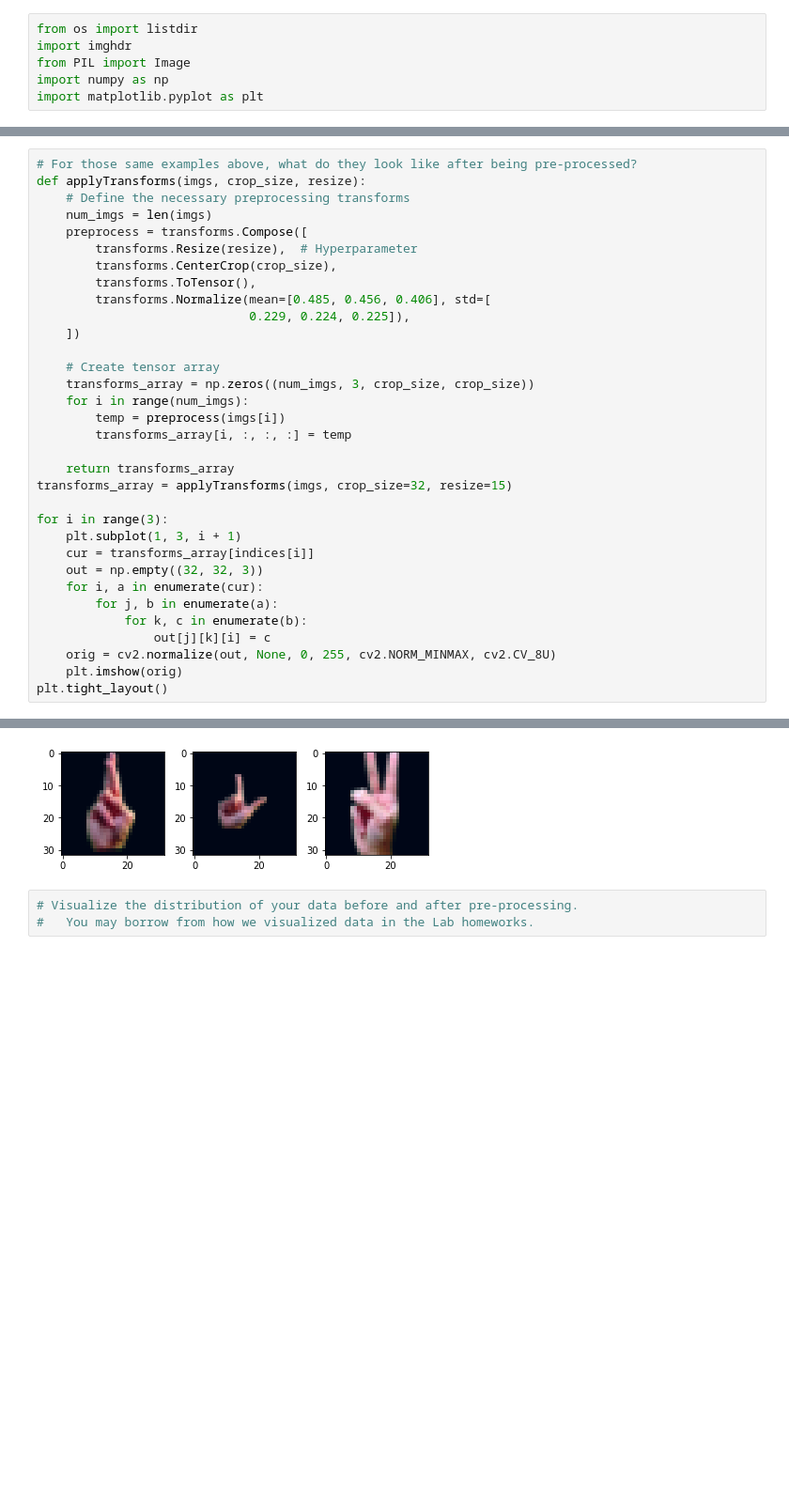
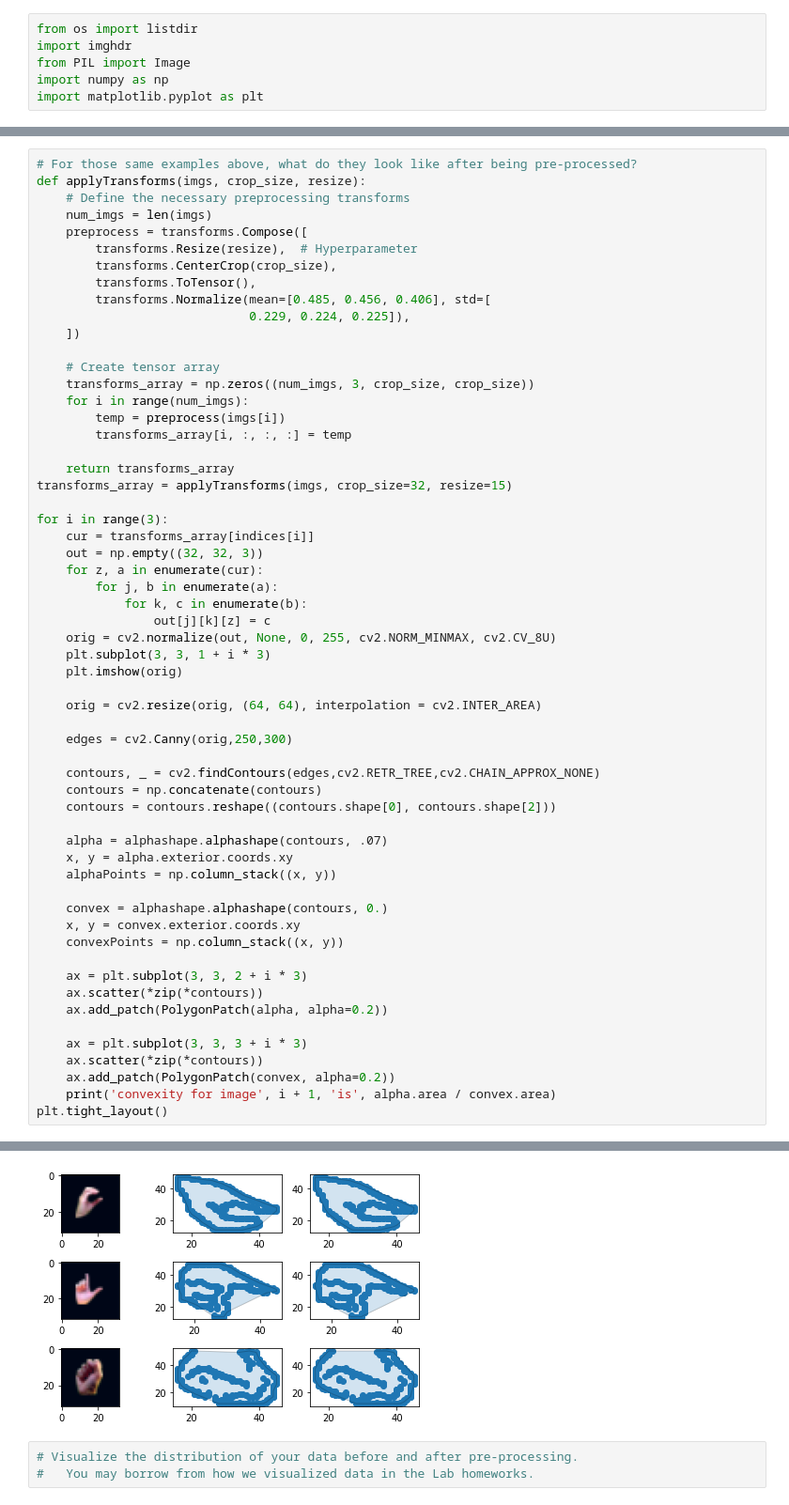
Before and after one commit to swadhwa5/MLFinalProject, a Jupyter notebook: Final_Project_Submission.ipynb, the cells around one changed output, grey strips where cells are left out. Shown: that part at 94% size. Saved outputs shown, nothing was run; the diff lists cells and outputs as text; blank space fills up the shorter version.

```diff
--- a/Final_Project_Submission.ipynb
+++ b/Final_Project_Submission.ipynb
@@ -152,14 +154,39 @@ def applyTransforms(imgs, crop_size, resize):
 transforms_array = applyTransforms(imgs, crop_size=32, resize=15)
 
 for i in range(3):
-    plt.subplot(1, 3, i + 1)
     cur = transforms_array[indices[i]]
     out = np.empty((32, 32, 3))
-    for i, a in enumerate(cur):
+    for z, a in enumerate(cur):
         for j, b in enumerate(a):
             for k, c in enumerate(b):
-                out[j][k][i] = c
+                out[j][k][z] = c
     orig = cv2.normalize(out, None, 0, 255, cv2.NORM_MINMAX, cv2.CV_8U)
+    plt.subplot(3, 3, 1 + i * 3)
     plt.imshow(orig)
+
+    orig = cv2.resize(orig, (64, 64), interpolation = cv2.INTER_AREA)
+
+    edges = cv2.Canny(orig,250,300)
+
+    contours, _ = cv2.findContours(edges,cv2.RETR_TREE,cv2.CHAIN_APPROX_NONE)
+    contours = np.concatenate(contours)
+    contours = contours.reshape((contours.shape[0], contours.shape[2]))
+
+    alpha = alphashape.alphashape(contours, .07)
+    x, y = alpha.exterior.coords.xy
+    alphaPoints = np.column_stack((x, y))
+
+    convex = alphashape.alphashape(contours, 0.)
+    x, y = convex.exterior.coords.xy
+    convexPoints = np.column_stack((x, y))
+
+    ax = plt.subplot(3, 3, 2 + i * 3)
+    ax.scatter(*zip(*contours))
+    ax.add_patch(PolygonPatch(alpha, alpha=0.2))
+
+    ax = plt.subplot(3, 3, 3 + i * 3)
+    ax.scatter(*zip(*contours))
+    ax.add_patch(PolygonPatch(convex, alpha=0.2))
+    print('convexity for image', i + 1, 'is', alpha.area / convex.area)
 plt.tight_layout()
 # %% [output]
@@ -166,4 +196,4 @@ plt.tight_layout()
-[figure, old version]
+[figure, new version]
 # %%
 # Visualize the distribution of your data before and after pre-processing.
 #   You may borrow from how we visualized data in the Lab homeworks.
```
Also changed, not shown: parts of 4 cells of this notebook, 4 other files.
